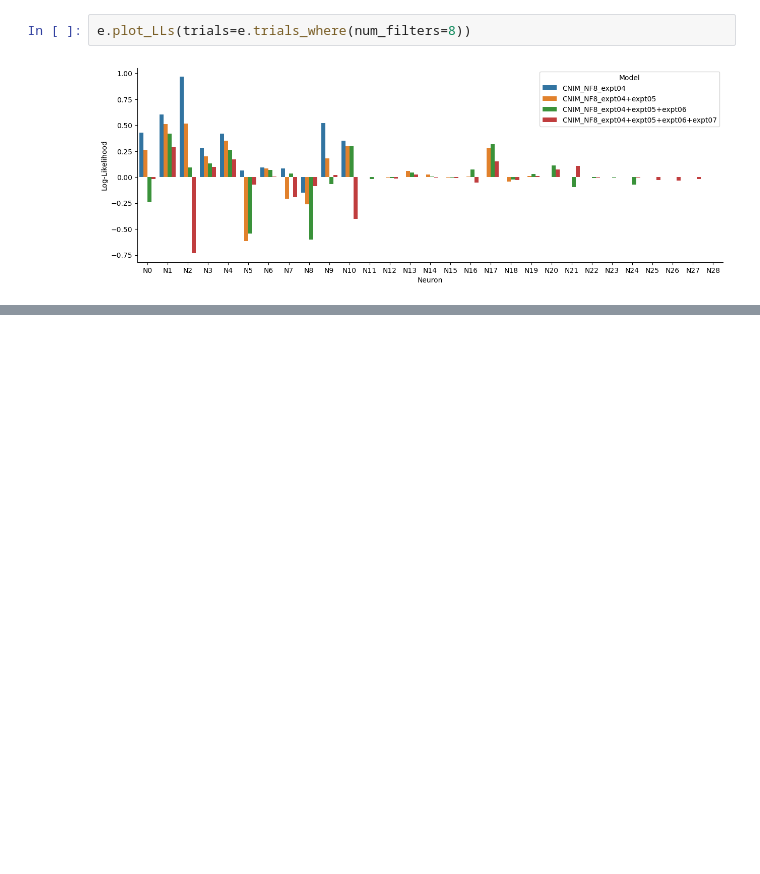
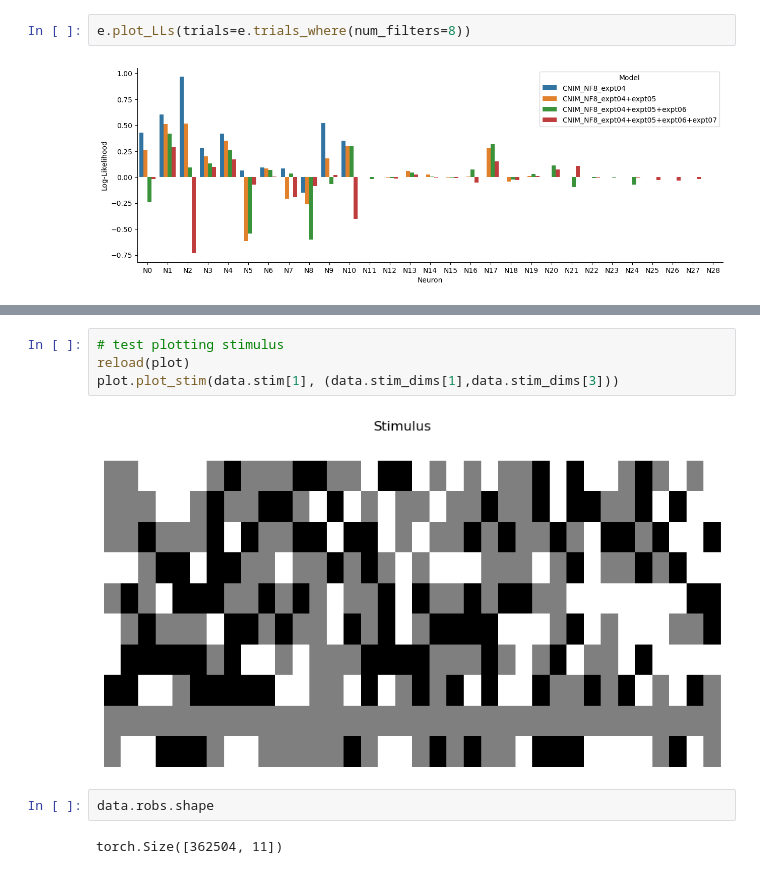
Before and after one commit to NeuroTheoryUMD/mattjac, a Jupyter notebook: v1/exp_CNIM.ipynb, the cells around one changed output, grey strips where cells are left out. Drawn from its saved outputs; the diff is of its cells as text; blank space fills up the shorter version.

```diff
--- a/v1/exp_CNIM.ipynb
+++ b/v1/exp_CNIM.ipynb
@@ -38,0 +68,10 @@ lazy loading losses
+# %%
+# test plotting stimulus
+reload(plot)
+plot.plot_stim(data.stim[1], (data.stim_dims[1],data.stim_dims[3]))
+# %% [output]
+[figure, added]
+# %%
+data.robs.shape
+# %% [output]
+torch.Size([362504, 11])
```
Also changed, not shown: parts of 9 cells of this notebook, 4 other files.
